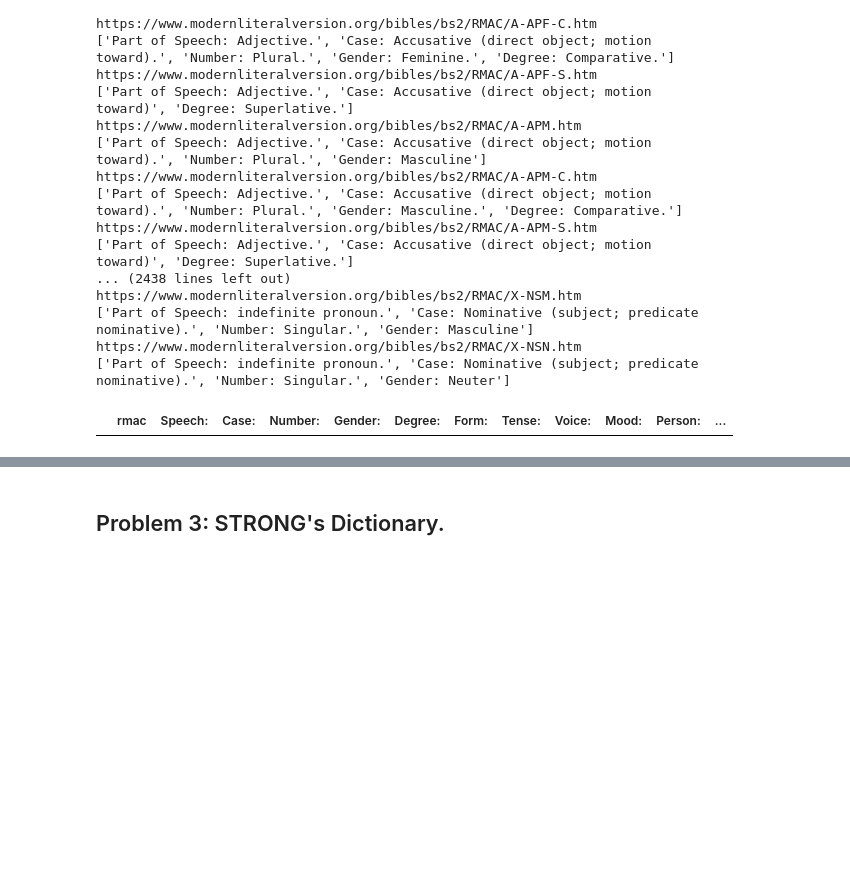
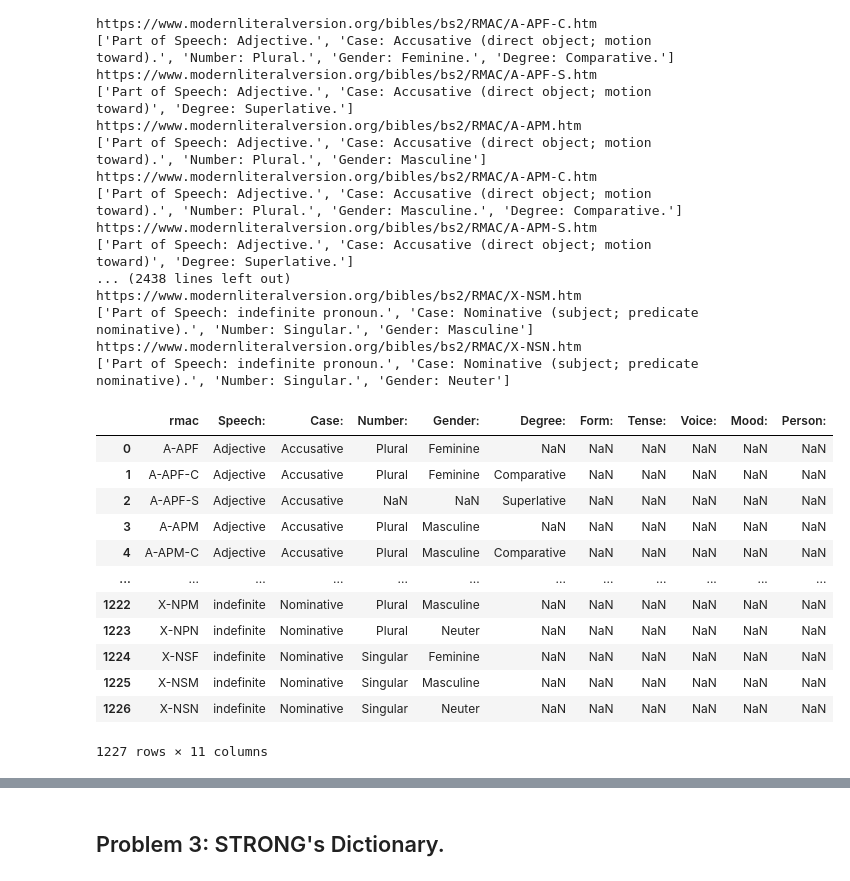
Before and after one commit to Tussky/Datascience-problem-set, a Jupyter notebook: PS1_InitialExploration.ipynb, the cells around one changed output, grey strips where cells are left out. Drawn from its saved outputs; the diff is of its cells as text; code cells hidden in the pictures; blank space fills up the shorter version.

```diff
--- a/PS1_InitialExploration.ipynb
+++ b/PS1_InitialExploration.ipynb
@@ -53,8 +53,6 @@ from bs4 import BeautifulSoup
 import requests
 import pandas as pd
 import re
-
-
 
 index_url = "https://www.modernliteralversion.org/bibles/bs2/RMAC/RMACindex.html"
 rmac_url = "https://www.modernliteralversion.org/bibles/bs2/RMAC/"
@@ -65,11 +63,11 @@ soup = BeautifulSoup(response.text, 'html5lib')
 
 all_links = soup.find('blockquote').find_all('a')
 
-contents = []
+all_rmacs = []
 hrefs = []
 for link in all_links:
     hrefs.append(link.get('href'))
-    contents.append(link.text.strip())
+    all_rmacs.append(link.text.strip())
 # %% [markdown]
 #### RMAC processing function.
 # %%
@@ -101,7 +98,7 @@ def decode_rmac(rmac_link: str) -> list:
     return rmac_decoded
 # %%
 rmacs_df = pd.DataFrame()
-rmacs_df['rmac'] = contents
+rmacs_df['rmac'] = all_rmacs
 rmacs_df.head()
 rmac_url = "https://www.modernliteralversion.org/bibles/bs2/RMAC/"
 
@@ -138,6 +130,16 @@ tisch_rmac_url = "https://www.modernliteralversion.org/bibles/bs2/RMAC/"
-# %%
-tisch_parsed_rmacs_df = pd.merge(rmacs_df, tisch_rmacs_df)
-tisch_greek_parsed = pd.merge(tisch_parsed_rmacs_df, tisch_greek)
-tisch_greek_parsed
-# %% [output]
-|  | rmac | Speech: | Case: | Number: | Gender: | Degree: | Form: | Tense: | Voice: | Mood: | Person: | ... |
+# %%
+rmacs_df
+# %% [output]
+|  | rmac | Speech: | Case: | Number: | Gender: | Degree: | Form: | Tense: | Voice: | Mood: | Person: |
+| 0 | A-APF | Adjective | Accusative | Plural | Feminine | NaN | NaN | NaN | NaN | NaN | NaN |
+| 1 | A-APF-C | Adjective | Accusative | Plural | Feminine | Comparative | NaN | NaN | NaN | NaN | NaN |
+| 2 | A-APF-S | Adjective | Accusative | NaN | NaN | Superlative | NaN | NaN | NaN | NaN | NaN |
+| 3 | A-APM | Adjective | Accusative | Plural | Masculine | NaN | NaN | NaN | NaN | NaN | NaN |
+| 4 | A-APM-C | Adjective | Accusative | Plural | Masculine | Comparative | NaN | NaN | NaN | NaN | NaN |
+| ... | ... | ... | ... | ... | ... | ... | ... | ... | ... | ... | ... |
+| 1222 | X-NPM | indefinite | Nominative | Plural | Masculine | NaN | NaN | NaN | NaN | NaN | NaN |
+| 1223 | X-NPN | indefinite | Nominative | Plural | Neuter | NaN | NaN | NaN | NaN | NaN | NaN |
+| 1224 | X-NSF | indefinite | Nominative | Singular | Feminine | NaN | NaN | NaN | NaN | NaN | NaN |
+| 1225 | X-NSM | indefinite | Nominative | Singular | Masculine | NaN | NaN | NaN | NaN | NaN | NaN |
+| 1226 | X-NSN | indefinite | Nominative | Singular | Neuter | NaN | NaN | NaN | NaN | NaN | NaN |
+1227 rows × 11 columns
```
Also changed, not shown: parts of 5 cells of this notebook.
